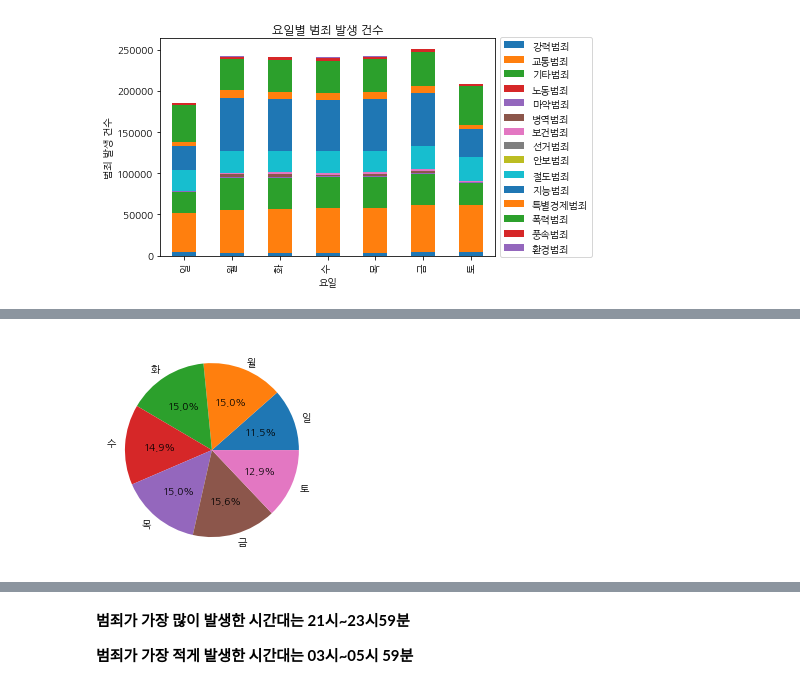
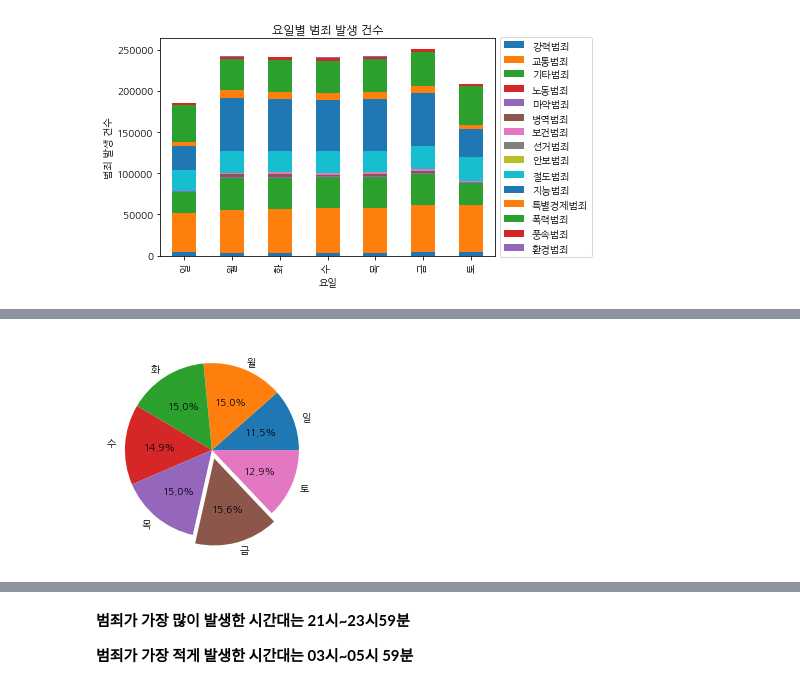
Before and after one commit to Wise-99/BigDataProcessing, a Jupyter notebook: finalProject.ipynb, the cells around one changed output, grey strips where cells are left out. Cells and saved outputs as stored; diff of their text form; code cells hidden in the pictures.

```diff
--- a/finalProject.ipynb
+++ b/finalProject.ipynb
@@ -103,11 +104,11 @@ wdf2
 # %%
 import matplotlib.pyplot as plt
 
-explode = [0, 0.1, 0, 0.0]
-plt.pie(wdf2['sum'], labels=['일','월','화','수','목','금','토'],autopct='%.1f%%')
+explode = [0, 0, 0, 0, 0, 0.10, 0] # '금요일'이 제일 높으므로 중앙에서 분리하여 강조
+plt.pie(wdf2['sum'], labels=['일','월','화','수','목','금','토'],autopct='%.1f%%', explode=explode)
 plt.show()
 # %% [output]
-[figure, old version]
+[figure, new version]
 # %%
 # 시간 항목만 남기고 제거한 wdf 구하기
 hdf = df.drop(['범죄중분류',
```
Also changed, not shown: parts of 6 cells of this notebook.
